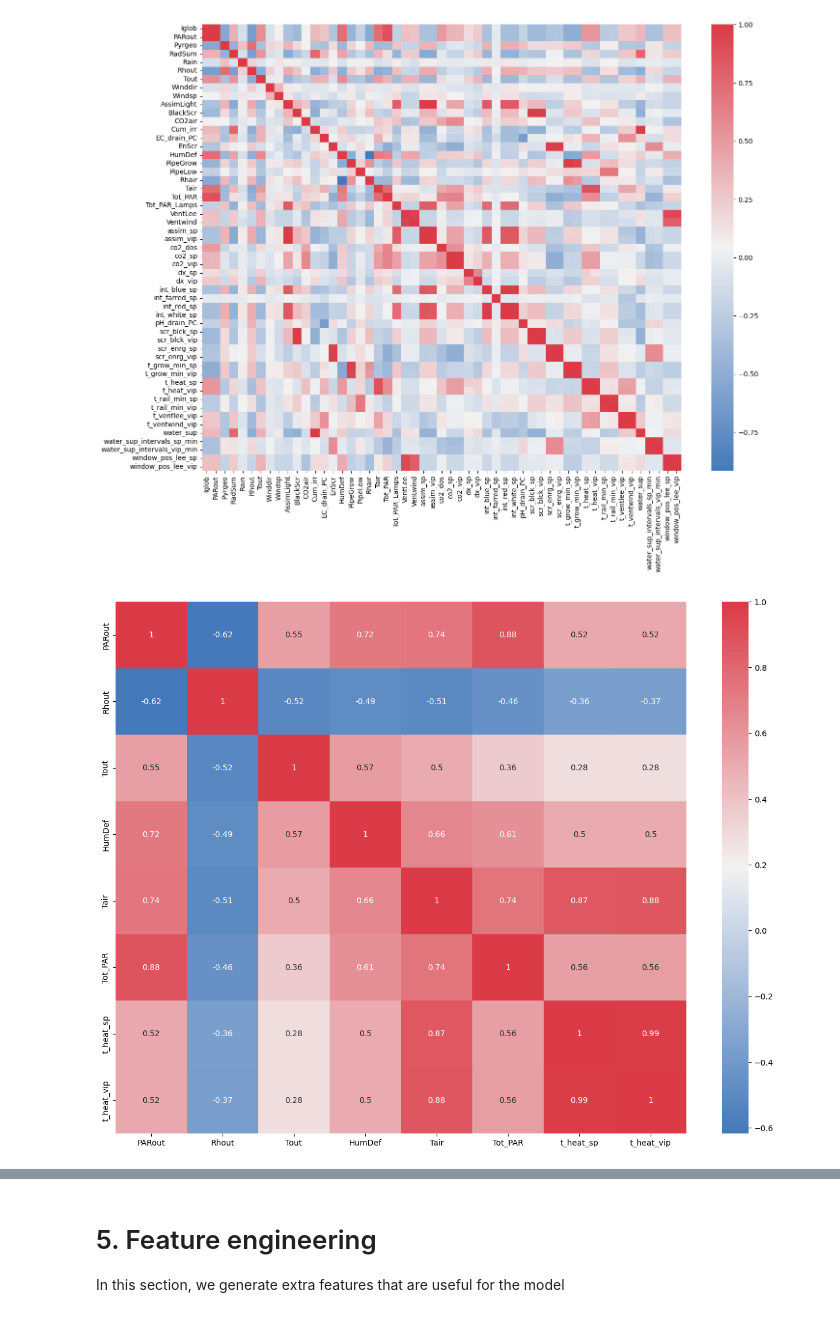
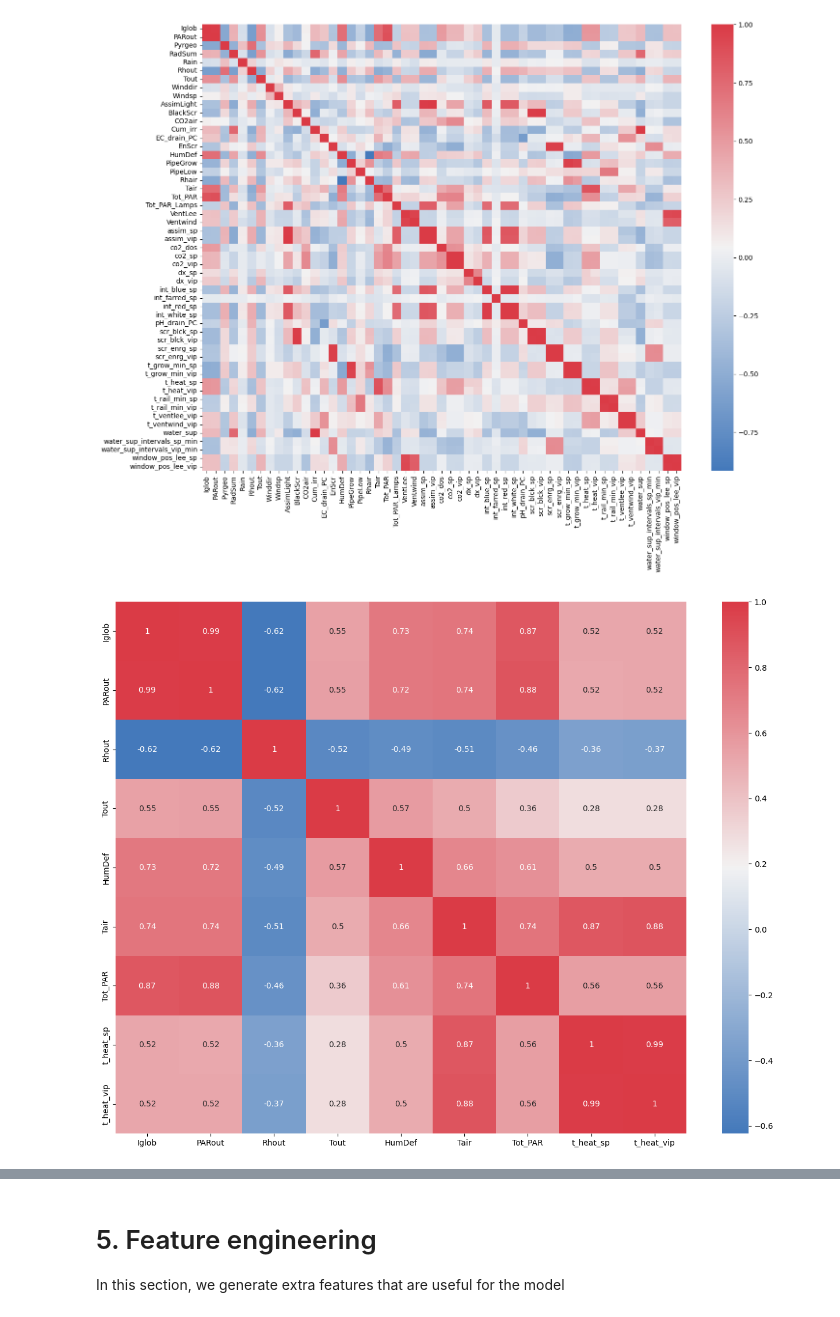
Before and after one commit to aaroneisses95/greenhouse-forecasting, a Jupyter notebook: notebooks/exploration.ipynb, the cells around one changed output, grey strips where cells are left out. Saved outputs shown, nothing was run; the diff lists cells and outputs as text; code cells hidden in the pictures.

```diff
--- a/notebooks/exploration.ipynb
+++ b/notebooks/exploration.ipynb
@@ -119,8 +116,8 @@ data = data[correlated_features]
 # %%
 # Check the correlation between the different significant features
 fig, ax = plt.subplots(figsize = (16,12))
-sns.heatmap(data.iloc[:, 1:].corr(),annot=True, cmap = sns.diverging_palette(250, 10, as_cmap=True), ax = ax);
+sns.heatmap(data.iloc[:, :].corr(),annot=True, cmap = sns.diverging_palette(250, 10, as_cmap=True), ax = ax);
 # %% [output]
-[figure, old version]
+[figure, new version]
 # %%
 # Drop columns which are too correlated with each other
```
Also changed, not shown: parts of 18 cells of this notebook, 8 other files.
